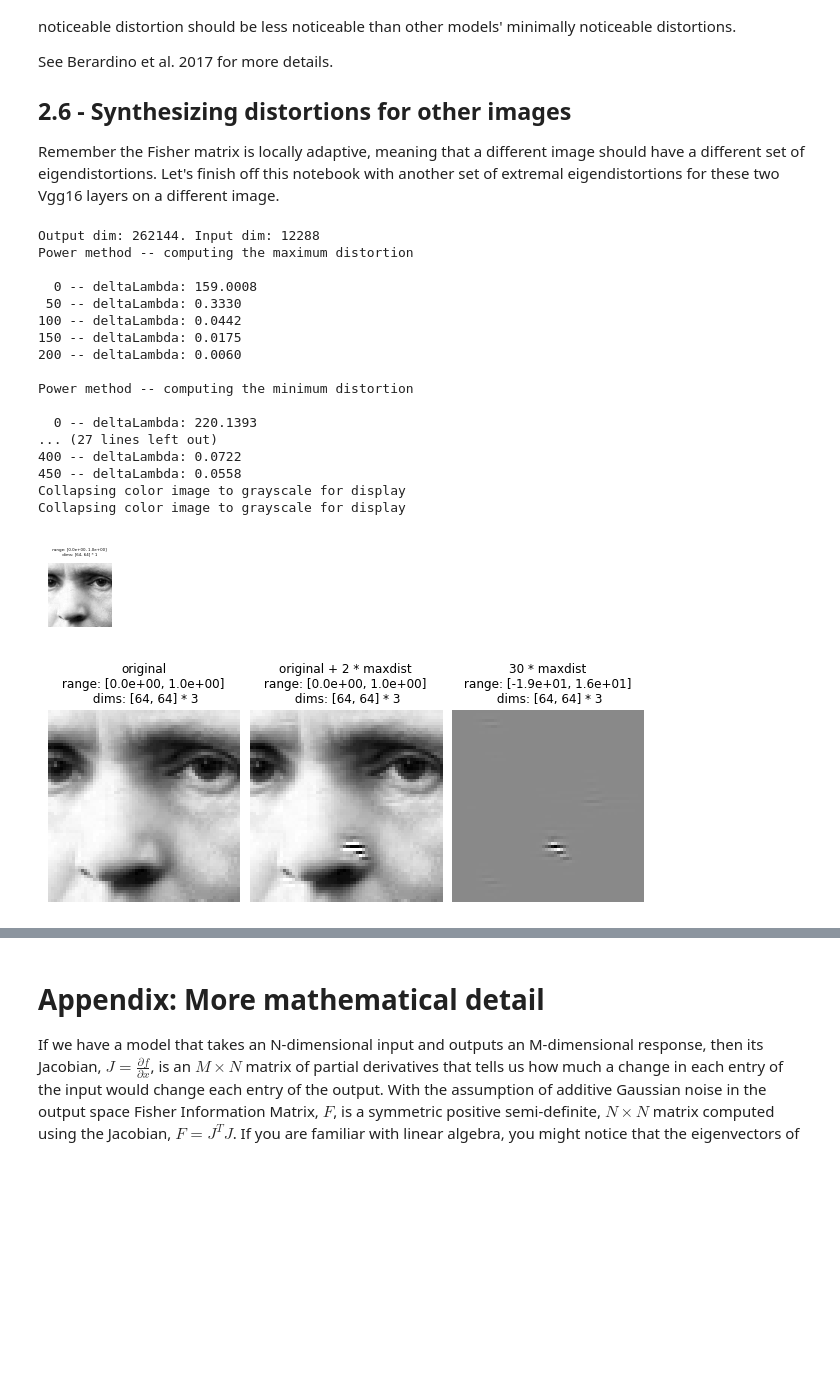
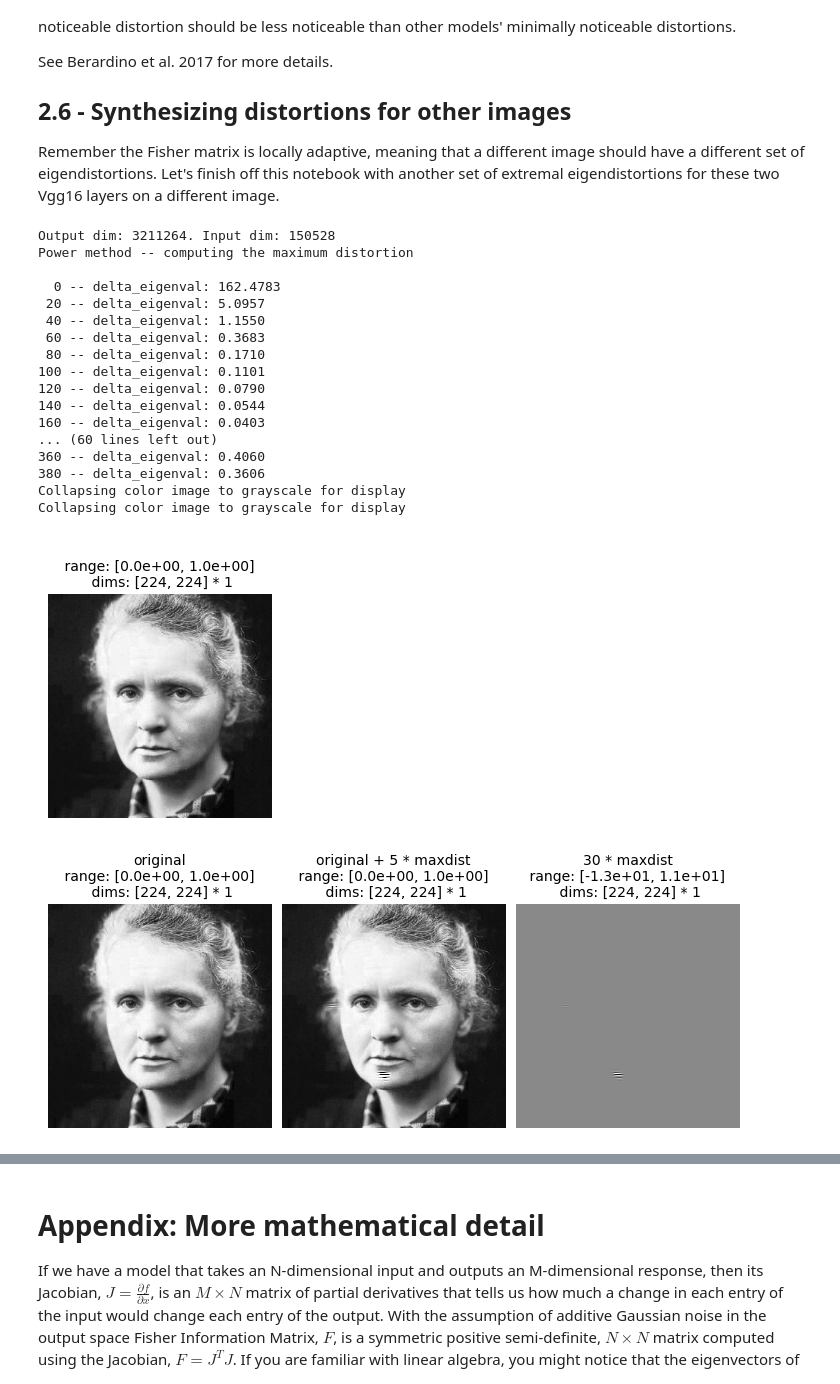
Before and after one commit to plenoptic-org/plenoptic, a Jupyter notebook: examples/02_Eigendistortions.ipynb, the cells around one changed output, grey strips where cells are left out. Drawn from its saved outputs; the diff is of its cells as text; code cells hidden in the pictures; blank space fills up the shorter version.

```diff
--- a/examples/02_Eigendistortions.ipynb
+++ b/examples/02_Eigendistortions.ipynb
@@ -270,13 +270,13 @@ def center_crop(im, n):
     "Crop an nxn image from the center of im"
     assert len(im.shape) == 2
     im_height, im_width = im.shape
-    assert n<im_height//2 and n<im_width//2
+    assert n<im_height and n<im_width
 
     im_crop = im[im_height//2-n//2:im_height//2+n//2,
               im_width//2-n//2:im_width//2+n//2]
     return im_crop
 
-n = 64  # this will be the img_height and width of the input, you can change this to accommodate your machine
+n = 224  # this will be the img_height and width of the input, you can change this to accommodate your machine
 img = plt.imread(op.join('../data', 'einstein.pgm')).copy()
 
 # center crop the image to nxn
@@ -321,11 +321,11 @@ class NthLayer(torch.nn.Module):
 
 
 # different potential models of human visual perception of distortions
-vgg16_3 = NthLayer(models.vgg16(pretrained=True), layer=3)
-vgg16_6 = NthLayer(models.vgg16(pretrained=True), layer=6)
+vgg16_a = NthLayer(models.vgg16(pretrained=True), layer=3)
+vgg16_b = NthLayer(models.vgg16(pretrained=True), layer=8)
 
-ed_vgg3 = Eigendistortion(img3, vgg16_3)
-ed_vgg6 = Eigendistortion(img3, vgg16_6)
+ed_vgga = Eigendistortion(img3, vgg16_a)
+ed_vggb = Eigendistortion(img3, vgg16_b)
 # %% [markdown]
 ## 2.3 - Synthesizing distortions
 The input dimensionality in this example is huge compared to our linear model example -- it is $(\text{n_chan} \times
@@ -396,42 +397,42 @@ Vgg16 layers on a different image.
 # %%
 img = plt.imread(op.join('../data', 'curie.pgm')).copy()
 
 # center crop the image to nxn
 img = center_crop(img, n)
 
 img = po.rescale(img)  # rescale to [0, 1]
 pt.imshow(img)
 
 img = torch.tensor(img, dtype=torch.float).reshape(1, 1, *img.shape)
 img3 = to3d(img)  #
 
-ed_vgg3 = Eigendistortion(img3, vgg16_3)
-ed_vgg6 = Eigendistortion(img3, vgg16_6)
+ed_vgga = Eigendistortion(img3, vgg16_a)
+ed_vggb = Eigendistortion(img3, vgg16_b)
 
-ed_vgg3.synthesize(method='power', print_every=50, n_steps=500)
-ed_vgg6.synthesize(method='power', print_every=50, n_steps=500);
+ed_vgga.synthesize(method='power', print_every=20, n_steps=400)
+ed_vggb.synthesize(method='power', print_every=20, n_steps=400);
 
-alpha = 2  # for displaying (img + alpha*eigendist)
+alpha = 5  # for displaying (img + alpha*eigendist)
 beta = 30  # for displaying (beta*eigendist) alone
-ed_vgg3.display(alpha=alpha, beta=beta, zoom=3)
-ed_vgg6.display(alpha=alpha, beta=beta, zoom=3)
+ed_vgga.display(alpha=alpha, beta=beta, zoom=1)
+ed_vggb.display(alpha=alpha, beta=beta, zoom=1)
 # %% [output]
-Output dim: 262144. Input dim: 12288
+Output dim: 3211264. Input dim: 150528
 Power method -- computing the maximum distortion
 
-  0 -- deltaLambda: 159.0008
- 50 -- deltaLambda: 0.3330
-100 -- deltaLambda: 0.0442
-150 -- deltaLambda: 0.0175
-200 -- deltaLambda: 0.0060
-
-Power method -- computing the minimum distortion
-
-  0 -- deltaLambda: 220.1393
-... (27 lines left out)
-400 -- deltaLambda: 0.0722
-450 -- deltaLambda: 0.0558
+  0 -- delta_eigenval: 162.4783
+ 20 -- delta_eigenval: 5.0957
+ 40 -- delta_eigenval: 1.1550
+ 60 -- delta_eigenval: 0.3683
+ 80 -- delta_eigenval: 0.1710
+100 -- delta_eigenval: 0.1101
+120 -- delta_eigenval: 0.0790
+140 -- delta_eigenval: 0.0544
+160 -- delta_eigenval: 0.0403
+... (60 lines left out)
+360 -- delta_eigenval: 0.4060
+380 -- delta_eigenval: 0.3606
 Collapsing color image to grayscale for display
 Collapsing color image to grayscale for display
-[figure, old version]
+[figure, new version]
-[figure, old version]
+[figure, new version]
```
Also changed, not shown: parts of 4 cells of this notebook.
